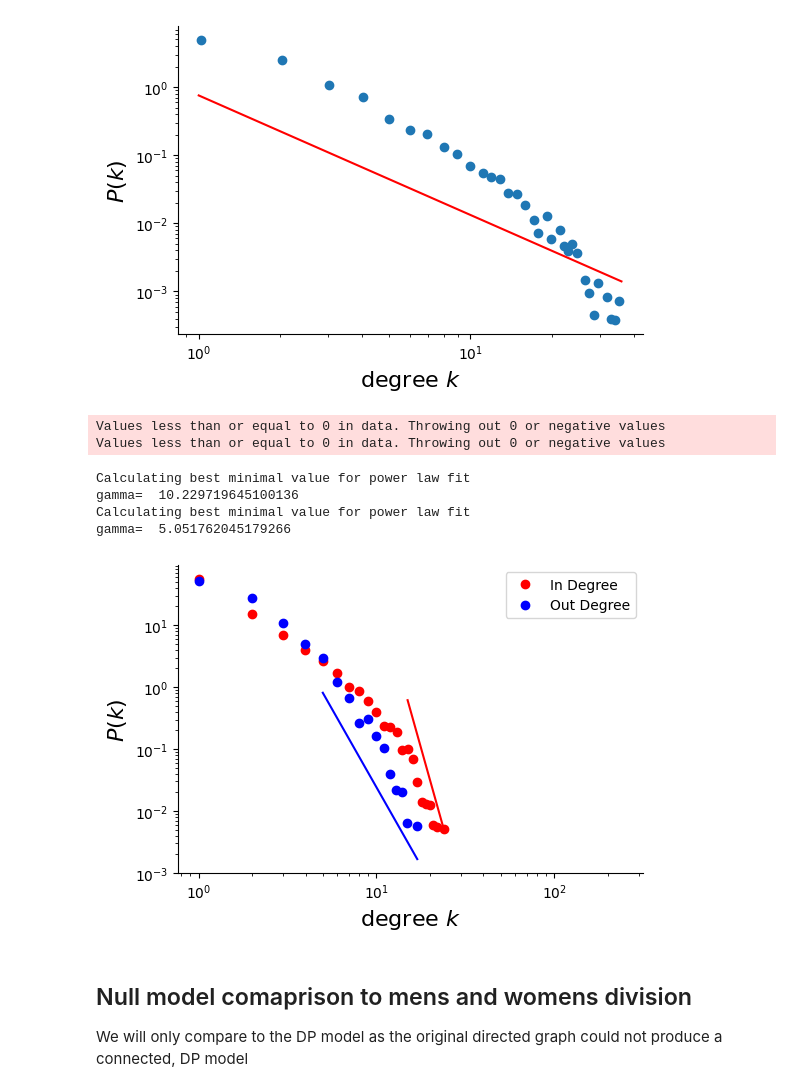
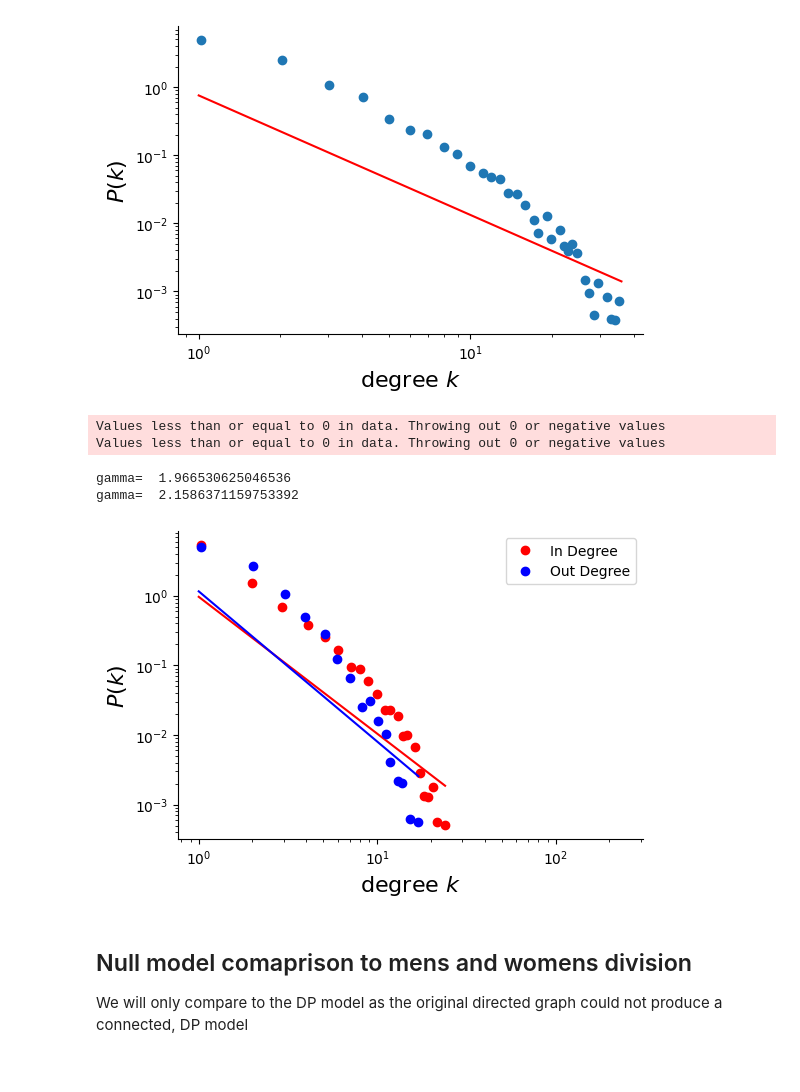
Before and after one commit to ammanyusuf/ufc-netowrk-analysis, a Jupyter notebook: analysis.ipynb, the cells around one changed output. Saved outputs shown, nothing was run; the diff lists cells and outputs as text; code cells hidden in the pictures.

```diff
--- a/analysis.ipynb
+++ b/analysis.ipynb
@@ -193,15 +220,13 @@ gf.plot_degree_dist(gn.degree_preserving_graph_from(directed, True), 100, True)
 gamma=  1.7544887391651014
 [figure]
 # %%
-gf.plot_in_and_out_degree_dist(gn.degree_preserving_graph_from(directed, True), 1000, True)
+gf.plot_in_and_out_degree_dist(gn.degree_preserving_graph_from(directed, True), 100, True)
 # %% [output]
 Values less than or equal to 0 in data. Throwing out 0 or negative values
 Values less than or equal to 0 in data. Throwing out 0 or negative values
-Calculating best minimal value for power law fit
-gamma=  10.229719645100136
-Calculating best minimal value for power law fit
-gamma=  5.051762045179266
+gamma=  1.966530625046536
+gamma=  2.1586371159753392
-[figure, old version]
+[figure, new version]
 # %%
 #np.savetxt("avfkDP.txt", avgkDP)
 #np.savetxt("cDP.txt", cDP)
```
Also changed, not shown: parts of 6 cells of this notebook.
